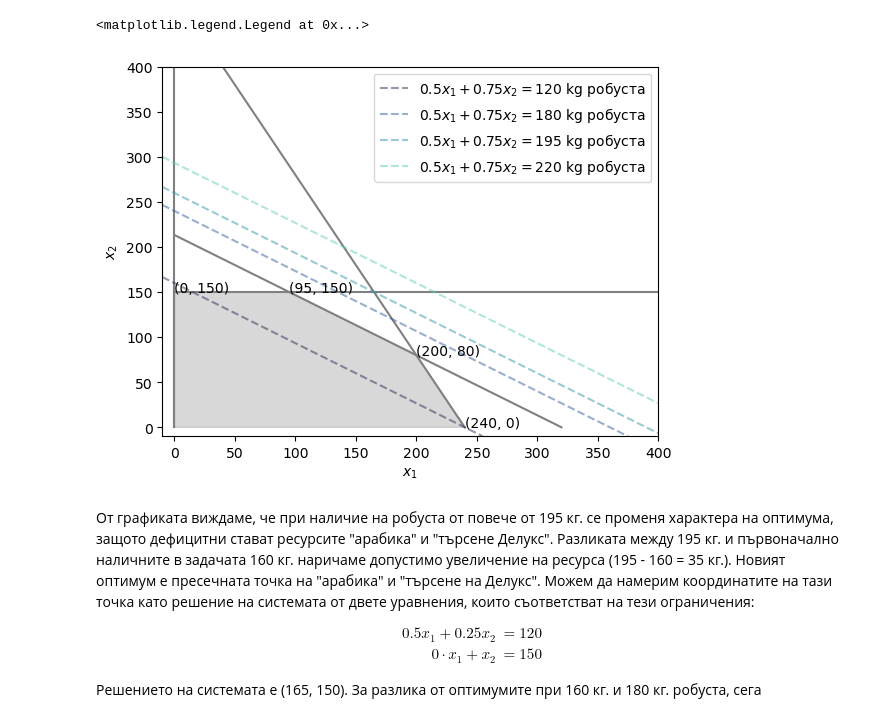
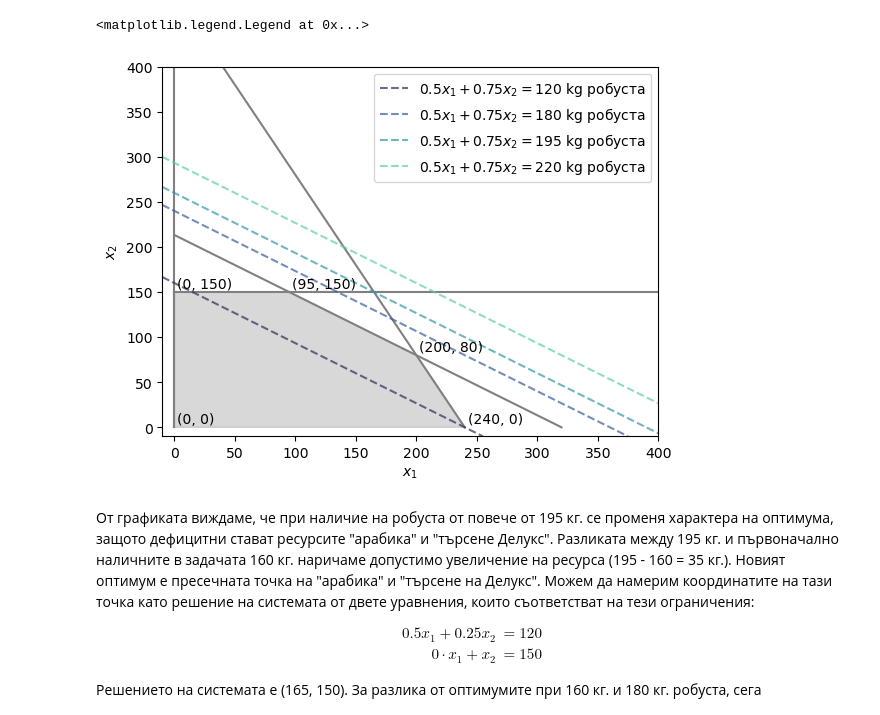
Before and after one commit to febse/opt2024, a Jupyter notebook: 03-Graphical-Method/02-Sensitivity.ipynb, the cells around one changed output. Drawn from its saved outputs; the diff is of its cells as text; code cells hidden in the pictures.

```diff
--- a/03-Graphical-Method/02-Sensitivity.ipynb
+++ b/03-Graphical-Method/02-Sensitivity.ipynb
@@ -47,40 +47,43 @@ $$
 
 import matplotlib.pyplot as plt
 import seaborn as sns
 
+vertices = [(0, 0), (0, 150), (95, 150), (200, 80), (240, 0)]
+
+vertices_x = [x for x, y in vertices]
+vertices_y = [y for x, y in vertices]
+
 plt.plot([0, 240], [480, 0], color='grey')
 plt.plot([0, 320], [213.33, 0], color='grey')
 plt.plot([0, 0], [0, 150], color='grey')
 plt.plot([0, 400], [150, 150], color='grey')
 plt.plot([0, 0], [0, 500], color='grey')
 
-plt.fill([0, 0, 95, 200, 240], [0, 150, 150, 80, 0], color='grey', alpha=0.3)
+plt.fill(vertices_x, vertices_y, color='grey', alpha=0.3)
 
 plt.xlim(-10, 400)
 plt.ylim(-10, 400)
 
 plt.xlabel(r'$x_1$')
 plt.ylabel(r'$x_2$')
 
 palette = sns.color_palette("mako", n_colors=4).as_hex()
 
 for idx, q in enumerate([120, 180, 195, 220]):
     plt.axline([0, q / 0.75], slope=-0.5/0.75,
                label=fr"$0.5x_1 + 0.75 x_2 = {q}$ kg робуста",
                linestyle='--',
                color=palette[idx],
-               alpha=0.5
+               alpha=0.7
                )
 
-plt.text(0, 150, f"({0}, {150})")
-plt.text(95, 150, f"({95}, {150})")
-plt.text(200, 80, f"({200}, {80})")
-plt.text(240, 0, f"({240}, {0})")
+for idx, (x, y) in enumerate(vertices):
+    plt.annotate(f"({x}, {y})", (x, y), xytext=(2, 3), textcoords='offset points')
 
 plt.legend(loc=0)
 # %% [output]
 <matplotlib.legend.Legend at 0x...>
-[figure, old version]
+[figure, new version]
 # %% [markdown]
 От графиката виждаме, че при наличие на робуста от повече от 195 кг. се променя характера на оптимума, защото дефицитни стават ресурсите "арабика" и "търсене Делукс". Разликата между 195 кг. и първоначално наличните в задачата 160 кг. наричаме допустимо увеличение на ресурса (195 - 160 = 35 кг.). Новият оптимум е пресечната точка на "арабика" и "търсене на Делукс". Можем да намерим координатите на тази точка като решение на системата от двете уравнения, които съответстват на тези ограничения:
 
```
Also changed, not shown: parts of 1 cell of this notebook, 4 other files.
